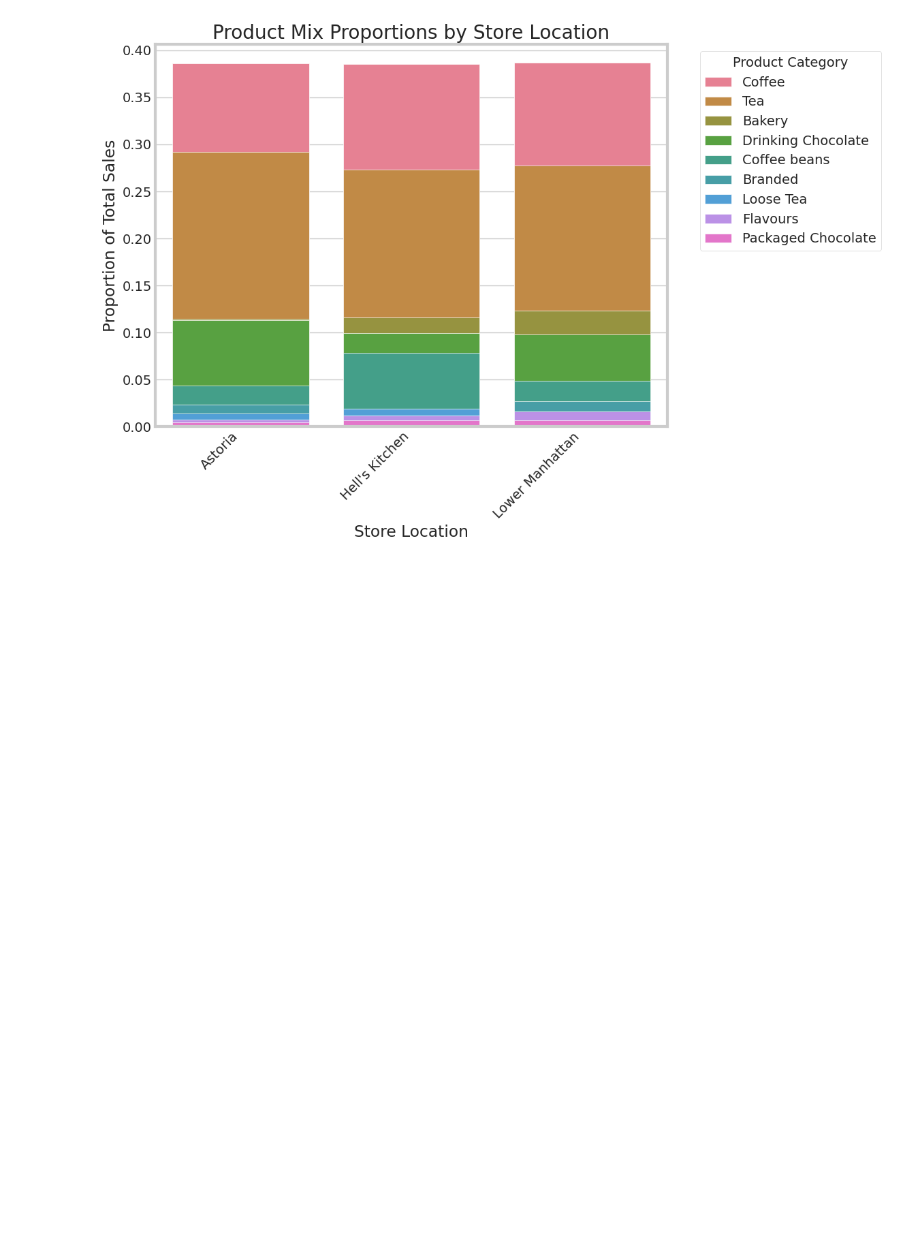
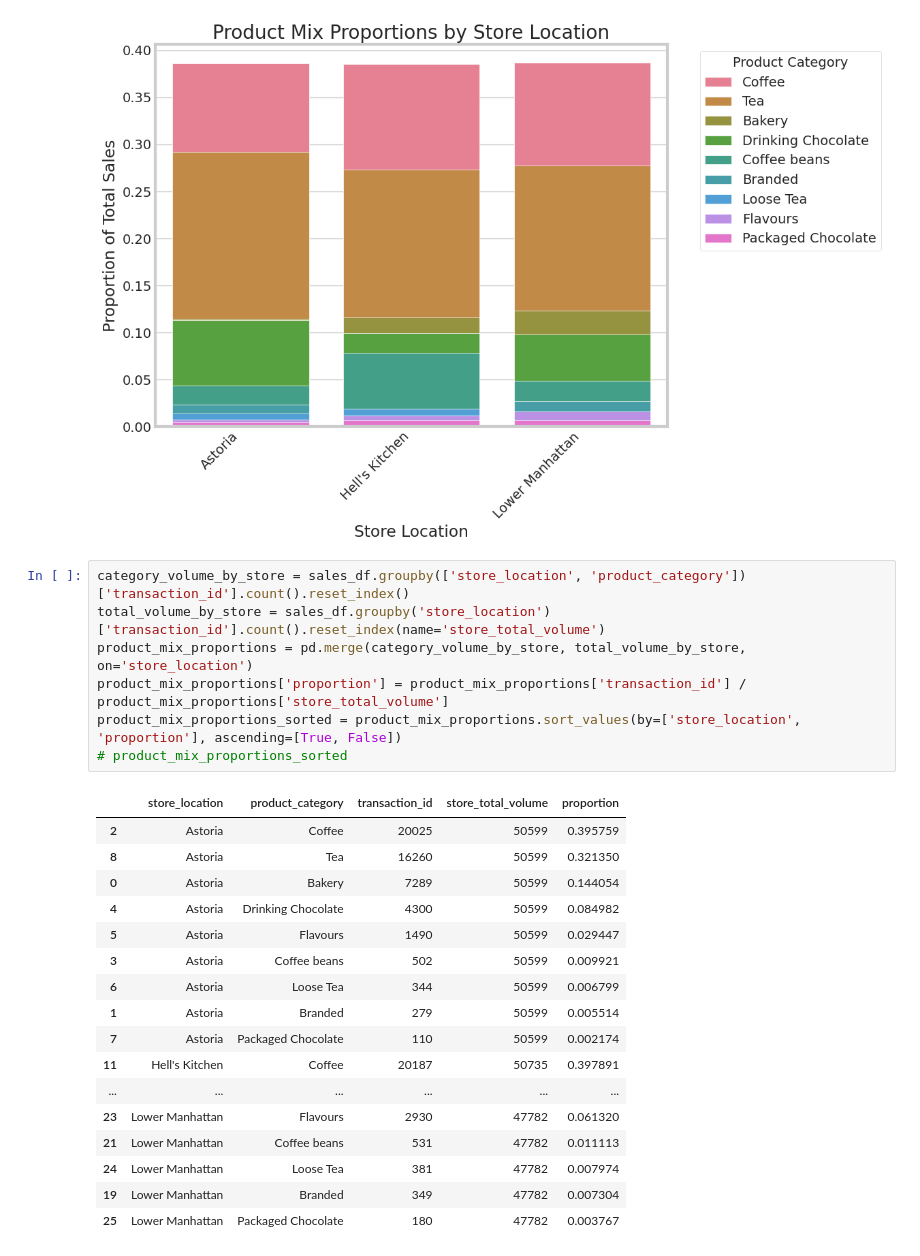
Before and after one commit to Lau-Jr/data-analysis-nmaist, a Jupyter notebook: EDA_Fundamentals_Assignment.ipynb, the cells around one changed output. Saved outputs shown, nothing was run; the diff lists cells and outputs as text; blank space fills up the shorter version.

```diff
--- a/EDA_Fundamentals_Assignment.ipynb
+++ b/EDA_Fundamentals_Assignment.ipynb
@@ -1710,3 +1710,28 @@ plt.tight_layout()
 plt.show()
 # %% [output]
 [figure]
+# %%
+category_volume_by_store = sales_df.groupby(['store_location', 'product_category'])['transaction_id'].count().reset_index()
+total_volume_by_store = sales_df.groupby('store_location')['transaction_id'].count().reset_index(name='store_total_volume')
+product_mix_proportions = pd.merge(category_volume_by_store, total_volume_by_store, on='store_location')
+product_mix_proportions['proportion'] = product_mix_proportions['transaction_id'] / product_mix_proportions['store_total_volume']
+product_mix_proportions_sorted = product_mix_proportions.sort_values(by=['store_location', 'proportion'], ascending=[True, False])
+# product_mix_proportions_sorted
+# %% [output]
+|  | store_location | product_category | transaction_id | store_total_volume | proportion |
+| 2 | Astoria | Coffee | 20025 | 50599 | 0.395759 |
+| 8 | Astoria | Tea | 16260 | 50599 | 0.321350 |
+| 0 | Astoria | Bakery | 7289 | 50599 | 0.144054 |
+| 4 | Astoria | Drinking Chocolate | 4300 | 50599 | 0.084982 |
+| 5 | Astoria | Flavours | 1490 | 50599 | 0.029447 |
+| 3 | Astoria | Coffee beans | 502 | 50599 | 0.009921 |
+| 6 | Astoria | Loose Tea | 344 | 50599 | 0.006799 |
+| 1 | Astoria | Branded | 279 | 50599 | 0.005514 |
+| 7 | Astoria | Packaged Chocolate | 110 | 50599 | 0.002174 |
+| 11 | Hell's Kitchen | Coffee | 20187 | 50735 | 0.397891 |
+| ... | ... | ... | ... | ... | ... |
+| 23 | Lower Manhattan | Flavours | 2930 | 47782 | 0.061320 |
+| 21 | Lower Manhattan | Coffee beans | 531 | 47782 | 0.011113 |
+| 24 | Lower Manhattan | Loose Tea | 381 | 47782 | 0.007974 |
+| 19 | Lower Manhattan | Branded | 349 | 47782 | 0.007304 |
+| 25 | Lower Manhattan | Packaged Chocolate | 180 | 47782 | 0.003767 |
```
Also changed, not shown: parts of 5 cells of this notebook.
